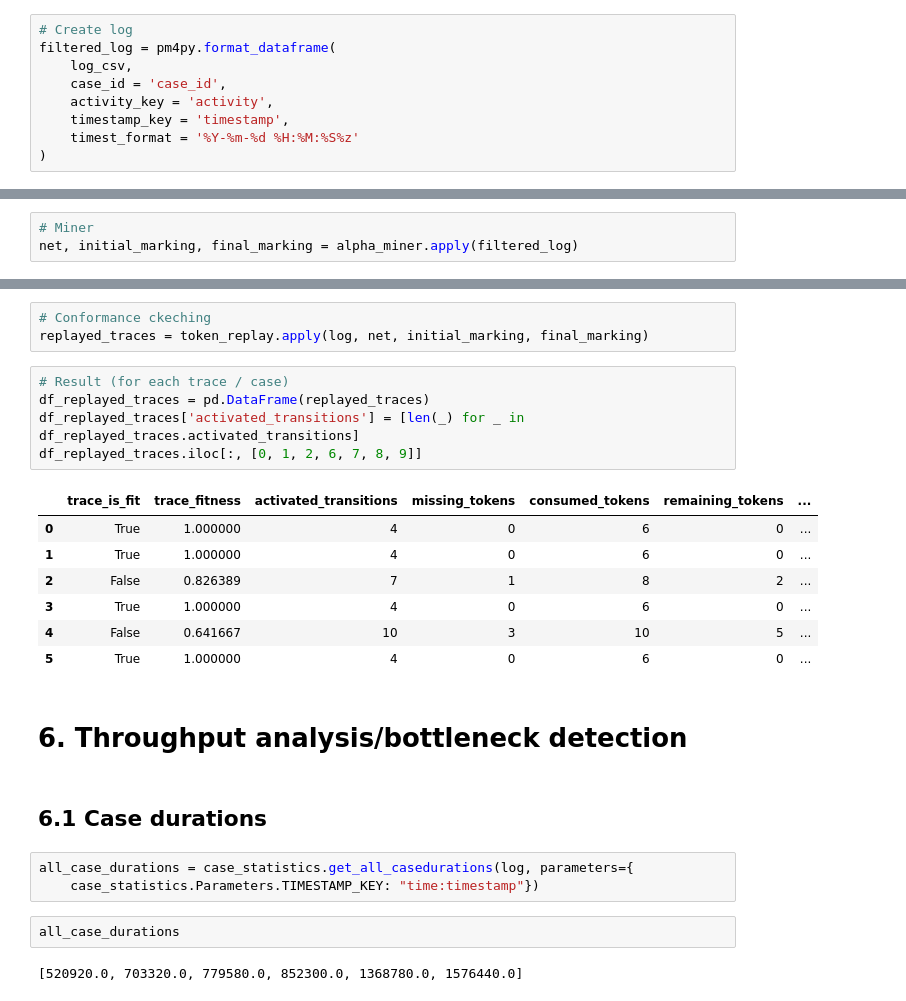
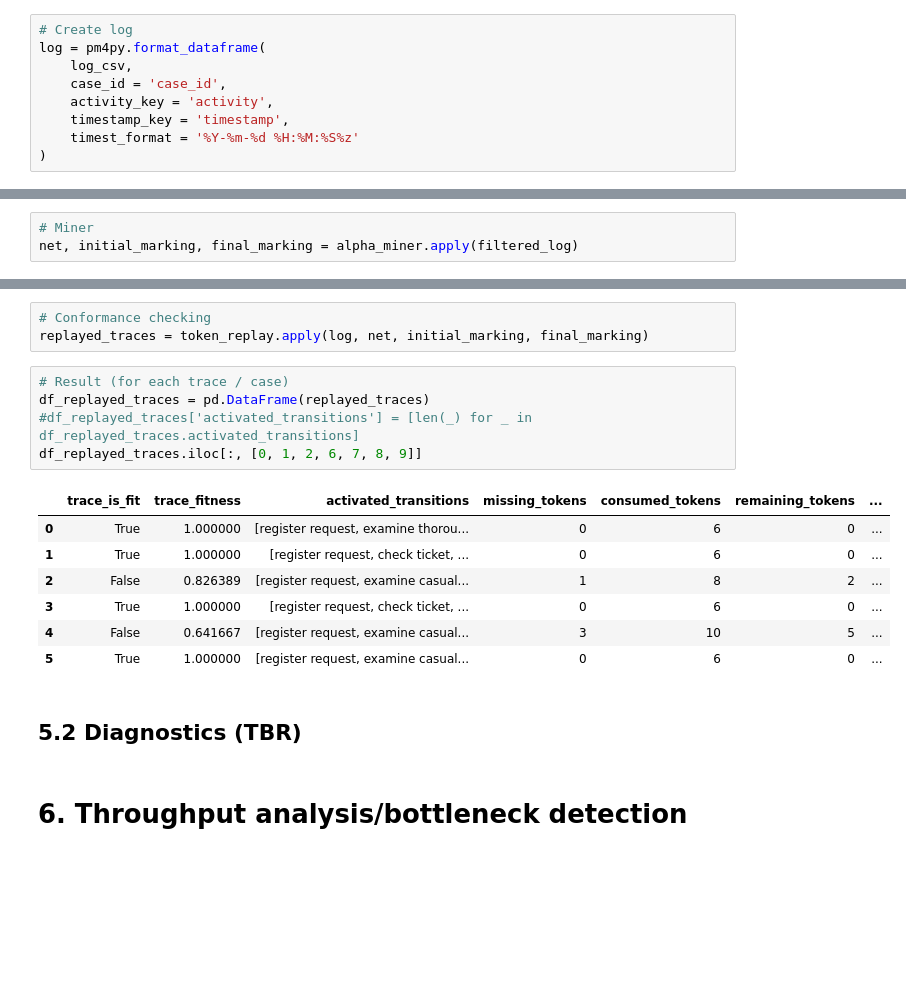
Before and after one commit to Brinkhuis/PM4PY, a Jupyter notebook: PM4PY.ipynb, the cells around one changed output, grey strips where cells are left out. Cells and saved outputs as stored; diff of their text form; blank space fills up the shorter version.

```diff
--- a/PM4PY.ipynb
+++ b/PM4PY.ipynb
@@ -1184,7 +1423,7 @@ pn_visualizer.view(gviz)
 ### 5.1.1 Happy Flow
 # %%
 # Create log
-filtered_log = pm4py.format_dataframe(
+log = pm4py.format_dataframe(
     log_csv,
     case_id = 'case_id',
     activity_key = 'activity',
@@ -1243,27 +1482,20 @@ pn_visualizer.view(gviz)
 # %%
-# Conformance ckeching
+# Conformance checking
 replayed_traces = token_replay.apply(log, net, initial_marking, final_marking)
 # %%
 # Result (for each trace / case)
 df_replayed_traces = pd.DataFrame(replayed_traces)
-df_replayed_traces['activated_transitions'] = [len(_) for _ in df_replayed_traces.activated_transitions]
+#df_replayed_traces['activated_transitions'] = [len(_) for _ in df_replayed_traces.activated_transitions]
 df_replayed_traces.iloc[:, [0, 1, 2, 6, 7, 8, 9]]
 # %% [output]
 |  | trace_is_fit | trace_fitness | activated_transitions | missing_tokens | consumed_tokens | remaining_tokens | ... |
-| 0 | True | 1.000000 | 4 | 0 | 6 | 0 | ... |
-| 1 | True | 1.000000 | 4 | 0 | 6 | 0 | ... |
-| 2 | False | 0.826389 | 7 | 1 | 8 | 2 | ... |
-| 3 | True | 1.000000 | 4 | 0 | 6 | 0 | ... |
-| 4 | False | 0.641667 | 10 | 3 | 10 | 5 | ... |
-| 5 | True | 1.000000 | 4 | 0 | 6 | 0 | ... |
+| 0 | True | 1.000000 | [register request, examine thorou... | 0 | 6 | 0 | ... |
+| 1 | True | 1.000000 | [register request, check ticket, ... | 0 | 6 | 0 | ... |
+| 2 | False | 0.826389 | [register request, examine casual... | 1 | 8 | 2 | ... |
+| 3 | True | 1.000000 | [register request, check ticket, ... | 0 | 6 | 0 | ... |
+| 4 | False | 0.641667 | [register request, examine casual... | 3 | 10 | 5 | ... |
+| 5 | True | 1.000000 | [register request, examine casual... | 0 | 6 | 0 | ... |
+# %% [markdown]
+## 5.2 Diagnostics (TBR)
 # %% [markdown]
 # 6. Throughput analysis/bottleneck detection
-# %% [markdown]
-## 6.1 Case durations
-# %%
-all_case_durations = case_statistics.get_all_casedurations(log, parameters={
-    case_statistics.Parameters.TIMESTAMP_KEY: "time:timestamp"})
-# %%
-all_case_durations
-# %% [output]
-[520920.0, 703320.0, 779580.0, 852300.0, 1368780.0, 1576440.0]
```
Also changed, not shown: parts of 191 cells of this notebook, 1 other file.
